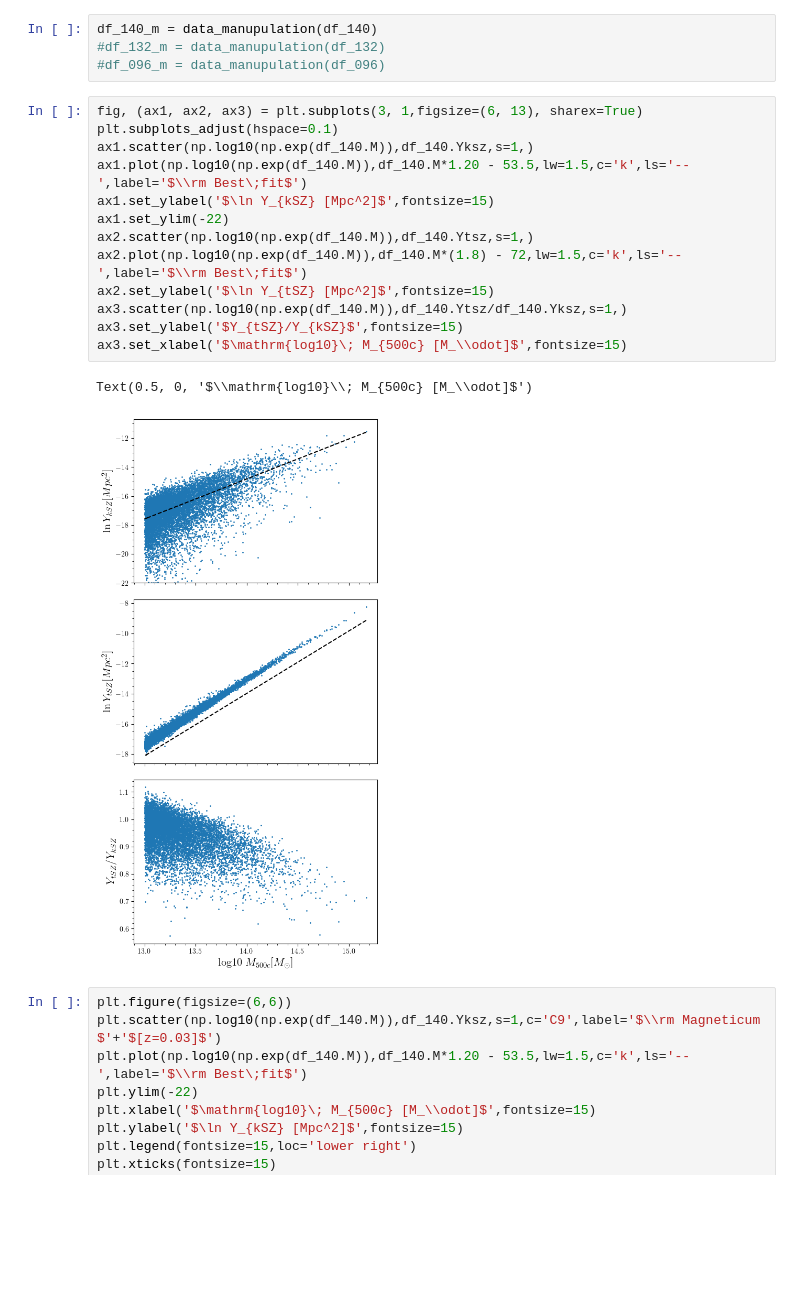
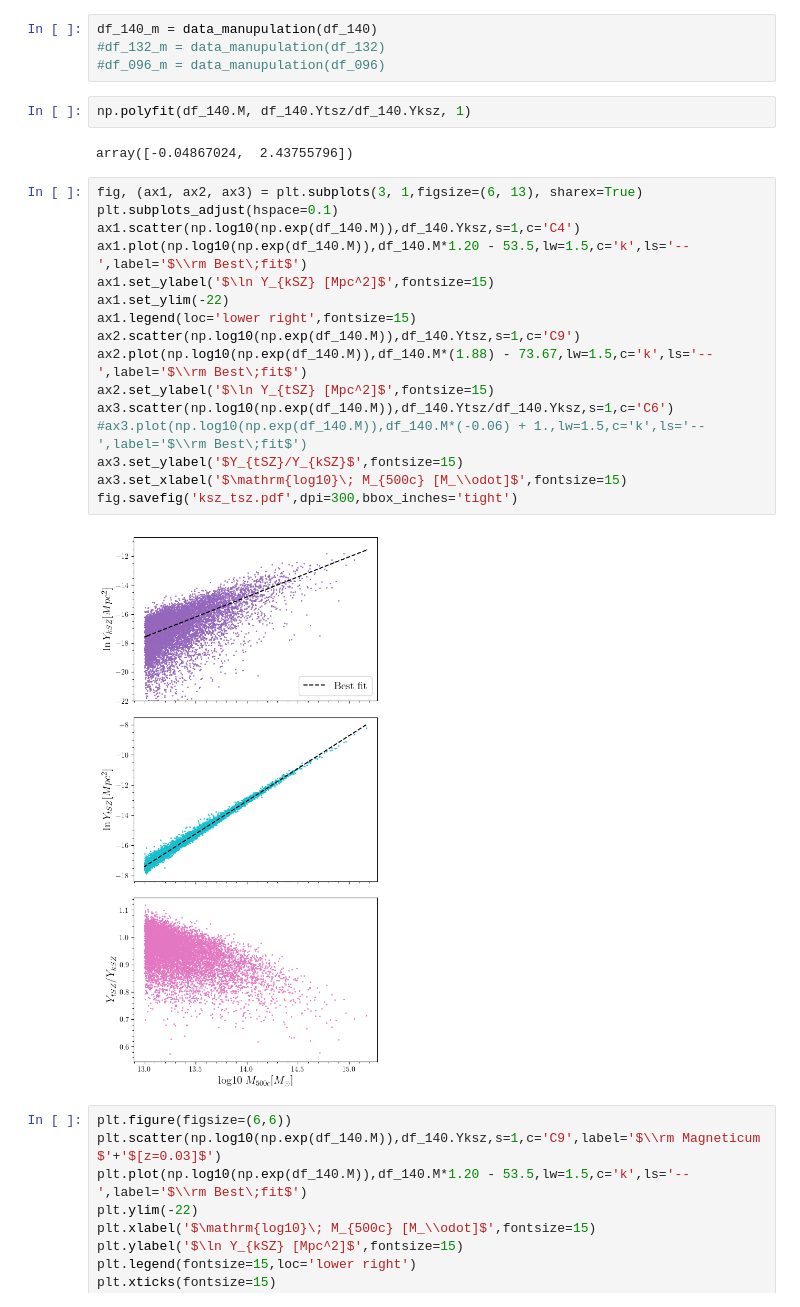
Before and after one commit to antolonappan/kSZscaler, a Jupyter notebook: Notebooks2/test1_r2.ipynb, the cells around one changed output. Cells and saved outputs as stored; diff of their text form; blank space fills up the shorter version.

Commit message:
tsz plot
Signed-off-by: Anto Idicherian Lonappan <antolonappan@icloud.com>

```diff
--- a/Notebooks2/test1_r2.ipynb
+++ b/Notebooks2/test1_r2.ipynb
@@ -56,22 +56,28 @@ df_140 = Analysis(boxno,'140','').get_dataframe()
 df_140_m = data_manupulation(df_140)
 #df_132_m = data_manupulation(df_132)
 #df_096_m = data_manupulation(df_096)
+# %%
+np.polyfit(df_140.M, df_140.Ytsz/df_140.Yksz, 1)
+# %% [output]
+array([-0.04867024,  2.43755796])
 # %%
 fig, (ax1, ax2, ax3) = plt.subplots(3, 1,figsize=(6, 13), sharex=True)
 plt.subplots_adjust(hspace=0.1)
-ax1.scatter(np.log10(np.exp(df_140.M)),df_140.Yksz,s=1,)
+ax1.scatter(np.log10(np.exp(df_140.M)),df_140.Yksz,s=1,c='C4')
 ax1.plot(np.log10(np.exp(df_140.M)),df_140.M*1.20 - 53.5,lw=1.5,c='k',ls='--',label='$\\rm Best\;fit$')
 ax1.set_ylabel('$\ln Y_{kSZ} [Mpc^2]$',fontsize=15)
 ax1.set_ylim(-22)
-ax2.scatter(np.log10(np.exp(df_140.M)),df_140.Ytsz,s=1,)
-ax2.plot(np.log10(np.exp(df_140.M)),df_140.M*(1.8) - 72,lw=1.5,c='k',ls='--',label='$\\rm Best\;fit$')
+ax1.legend(loc='lower right',fontsize=15)
+ax2.scatter(np.log10(np.exp(df_140.M)),df_140.Ytsz,s=1,c='C9')
+ax2.plot(np.log10(np.exp(df_140.M)),df_140.M*(1.88) - 73.67,lw=1.5,c='k',ls='--',label='$\\rm Best\;fit$')
 ax2.set_ylabel('$\ln Y_{tSZ} [Mpc^2]$',fontsize=15)
-ax3.scatter(np.log10(np.exp(df_140.M)),df_140.Ytsz/df_140.Yksz,s=1,)
+ax3.scatter(np.log10(np.exp(df_140.M)),df_140.Ytsz/df_140.Yksz,s=1,c='C6')
+#ax3.plot(np.log10(np.exp(df_140.M)),df_140.M*(-0.06) + 1.,lw=1.5,c='k',ls='--',label='$\\rm Best\;fit$')
 ax3.set_ylabel('$Y_{tSZ}/Y_{kSZ}$',fontsize=15)
 ax3.set_xlabel('$\mathrm{log10}\; M_{500c} [M_\\odot]$',fontsize=15)
+fig.savefig('ksz_tsz.pdf',dpi=300,bbox_inches='tight')
 # %% [output]
-Text(0.5, 0, '$\\mathrm{log10}\\; M_{500c} [M_\\odot]$')
-[figure, old version]
+[figure, new version]
 # %%
 plt.figure(figsize=(6,6))
 plt.scatter(np.log10(np.exp(df_140.M)),df_140.Yksz,s=1,c='C9',label='$\\rm Magneticum $'+'$[z=0.03]$')
```
Also changed, not shown: 1 other file.
